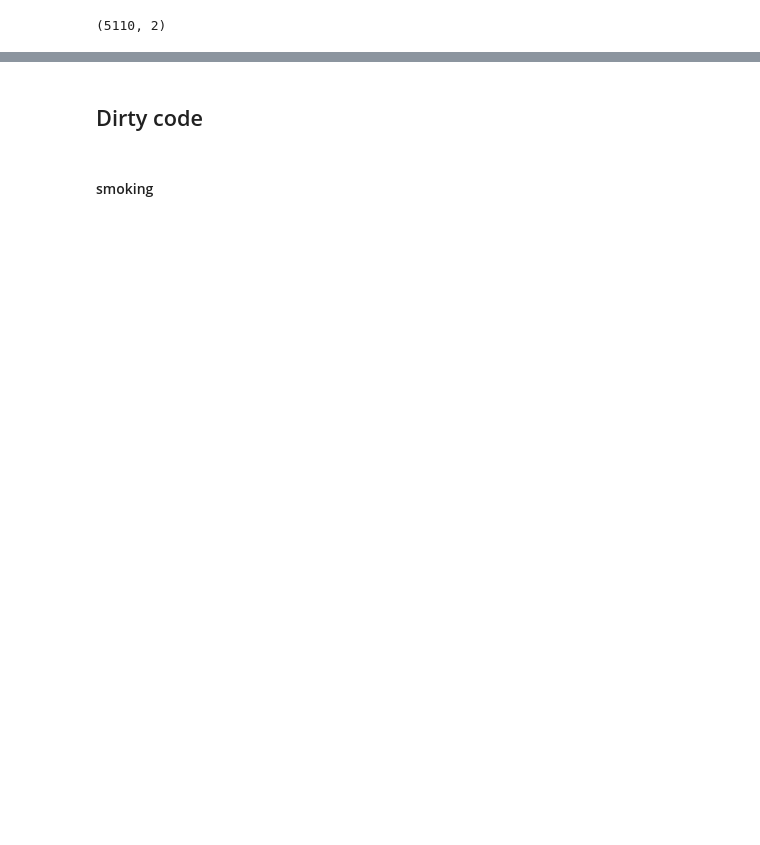
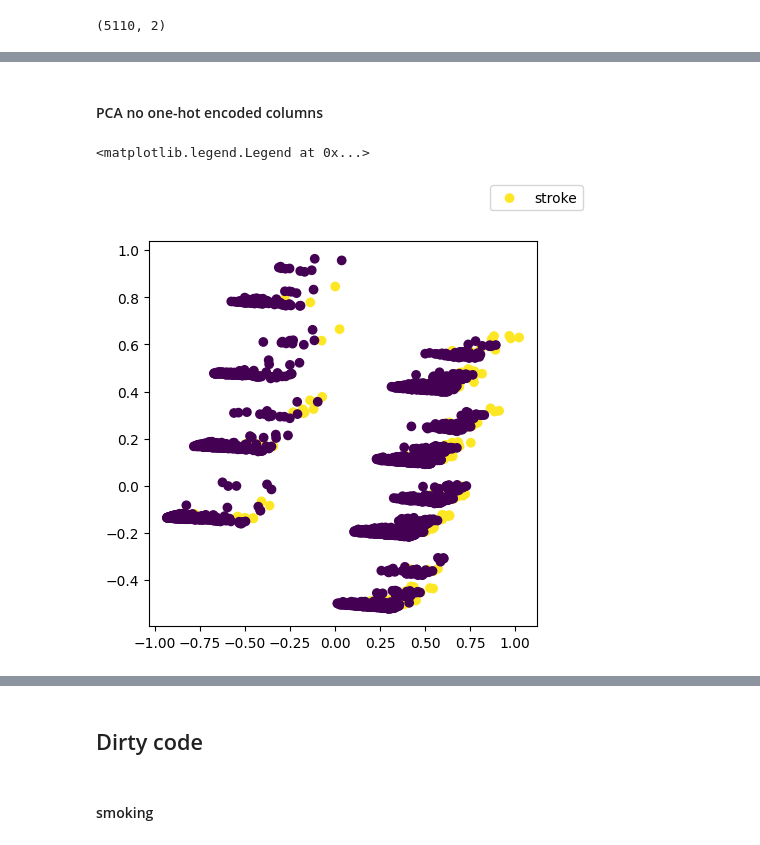
Before and after one commit to Kakackle/ml_zoo, a Jupyter notebook: dirty_notebooks/stroke_prediction.ipynb, the cells around one changed output, grey strips where cells are left out. Saved outputs shown, nothing was run; the diff lists cells and outputs as text; code cells hidden in the pictures; blank space fills up the shorter version.

```diff
--- a/dirty_notebooks/stroke_prediction.ipynb
+++ b/dirty_notebooks/stroke_prediction.ipynb
@@ -350,0 +400,5 @@ df_enc.head()
+# %%
+df_enc_smoking = df_eng.copy()
+df_enc_smoking['smoking_status'] = df_eng['smoking_status'].map({'Unknown': -1, 'never smoked': 0,
+                                                                 'formerly smoked': 1, 'smokes':2})
+df_enc_smoking.head()
@@ -350,0 +432,2 @@ df_enc.head()
+# %%
+df_enc_smoking_num = df_enc_smoking.select_dtypes(include='number')
@@ -406,0 +484,19 @@ Text(0, 0.5, 'Principal components')
+# %% [markdown]
+#### PCA no one-hot encoded columns
+# %%
+scaler = MinMaxScaler()
+scaler.fit(df_enc_smoking_num)
+df_enc_smoking_scaled = scaler.transform(df_enc_smoking_num)
+pca = PCA(n_components=2)
+pca.fit(df_enc_smoking_scaled)
+
+X_pca = pca.transform(df_enc_smoking_scaled)
+y = df_enc_smoking['stroke']
+
+fig = plt.figure(1, figsize=(5,5))
+ax = fig.add_subplot(111)
+ax.scatter(X_pca[:,0], X_pca[:,1], c=y)
+fig.legend(['stroke', 'no stroke'])
+# %% [output]
+<matplotlib.legend.Legend at 0x...>
+[figure, added]
```
Also changed, not shown: parts of 116 cells of this notebook, 1 other file.
